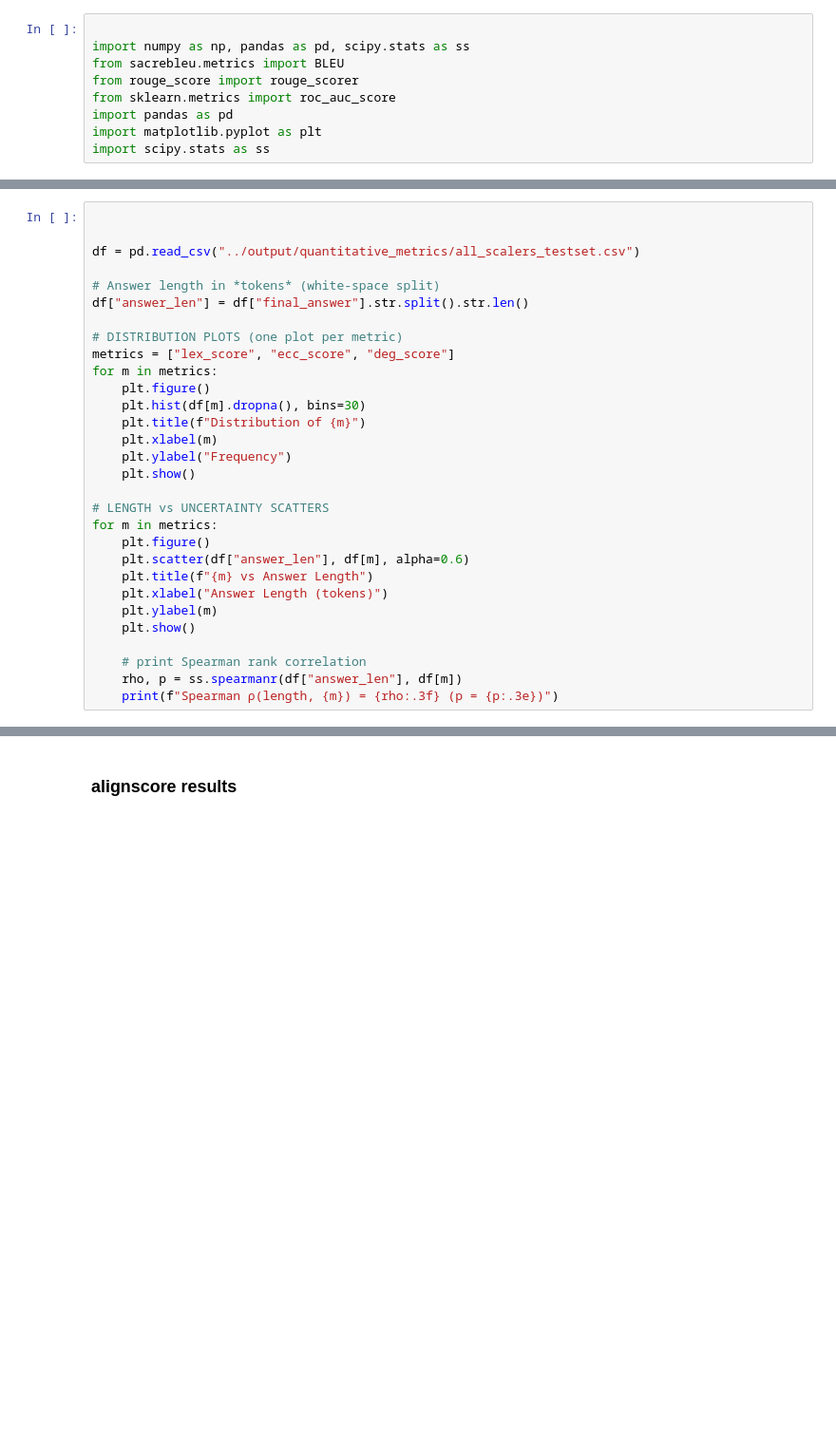
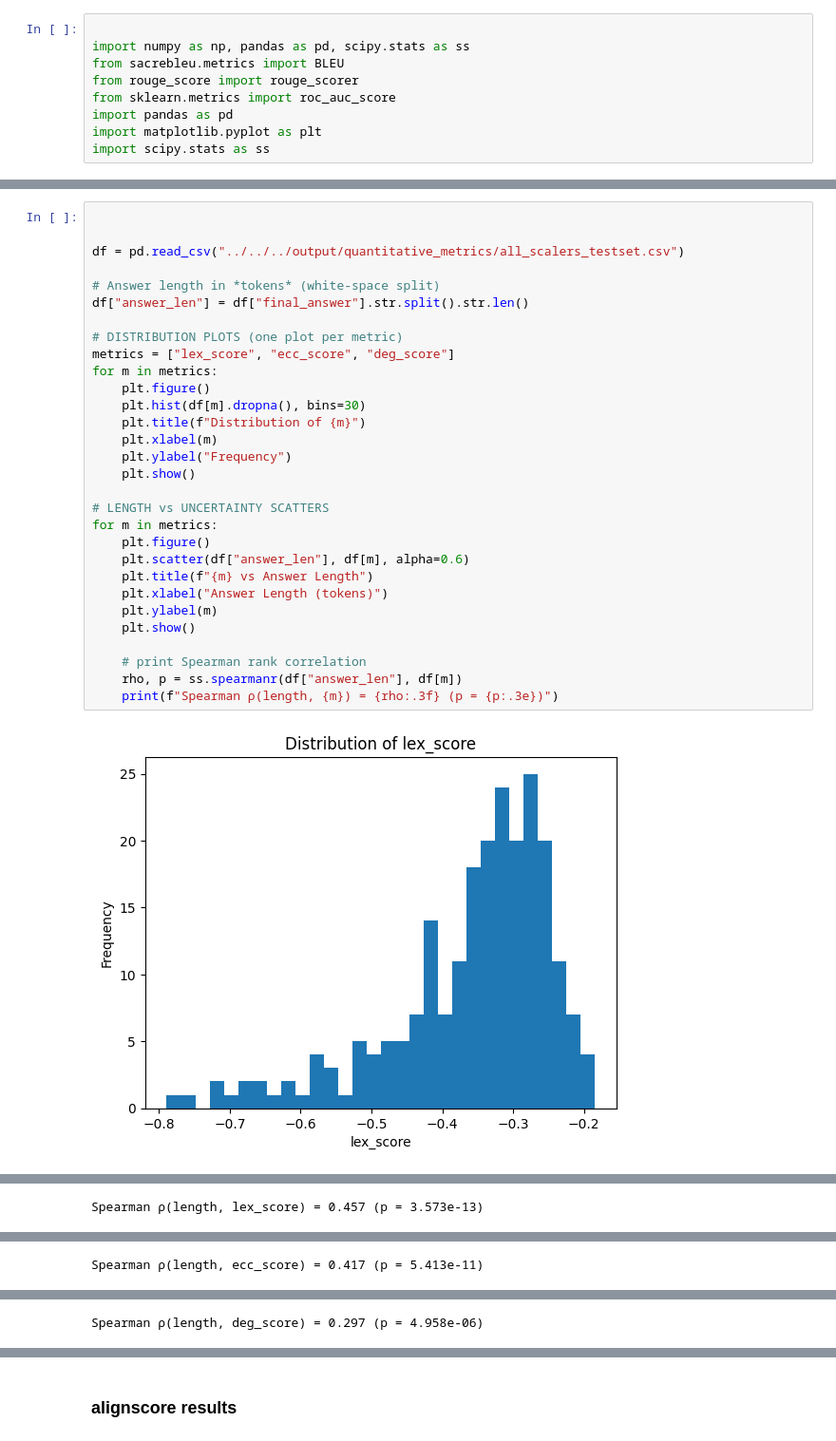
Before and after one commit to SarahHvidAndersen/Thesis-Trustworthy-RAG, a Jupyter notebook: src/scripts/nbs/ue_results.ipynb, the cells around one changed output, grey strips where cells are left out. Shown: that part at 95% size. Drawn from its saved outputs; the diff is of its cells as text; blank space fills up the shorter version.

```diff
--- a/src/scripts/nbs/ue_results.ipynb
+++ b/src/scripts/nbs/ue_results.ipynb
@@ -22,30 +24,32 @@ for m in metrics:
 # %%
 
 
-df = pd.read_csv("../output/quantitative_metrics/all_scalers_testset.csv")
+df = pd.read_csv("../../../output/quantitative_metrics/all_scalers_testset.csv")
 
 # Answer length in *tokens* (white‑space split)
 df["answer_len"] = df["final_answer"].str.split().str.len()
 
 # DISTRIBUTION PLOTS (one plot per metric)
 metrics = ["lex_score", "ecc_score", "deg_score"]
 for m in metrics:
     plt.figure()
     plt.hist(df[m].dropna(), bins=30)
     plt.title(f"Distribution of {m}")
     plt.xlabel(m)
     plt.ylabel("Frequency")
     plt.show()
 
 # LENGTH vs UNCERTAINTY SCATTERS
 for m in metrics:
     plt.figure()
     plt.scatter(df["answer_len"], df[m], alpha=0.6)
     plt.title(f"{m} vs Answer Length")
     plt.xlabel("Answer Length (tokens)")
     plt.ylabel(m)
     plt.show()
 
     # print Spearman rank correlation
     rho, p = ss.spearmanr(df["answer_len"], df[m])
     print(f"Spearman ρ(length, {m}) = {rho:.3f} (p = {p:.3e})")
+# %% [output]
+[figure, added]
@@ -51,0 +59 @@ for m in metrics:
+Spearman ρ(length, lex_score) = 0.457 (p = 3.573e-13)
@@ -51,0 +61 @@ for m in metrics:
+Spearman ρ(length, ecc_score) = 0.417 (p = 5.413e-11)
@@ -52,3 +63,4 @@ for m in metrics:
+Spearman ρ(length, deg_score) = 0.297 (p = 4.958e-06)
 # %%
 # same plots with scaled values
 
```
Also changed, not shown: parts of 11 cells of this notebook, 7 other files.
